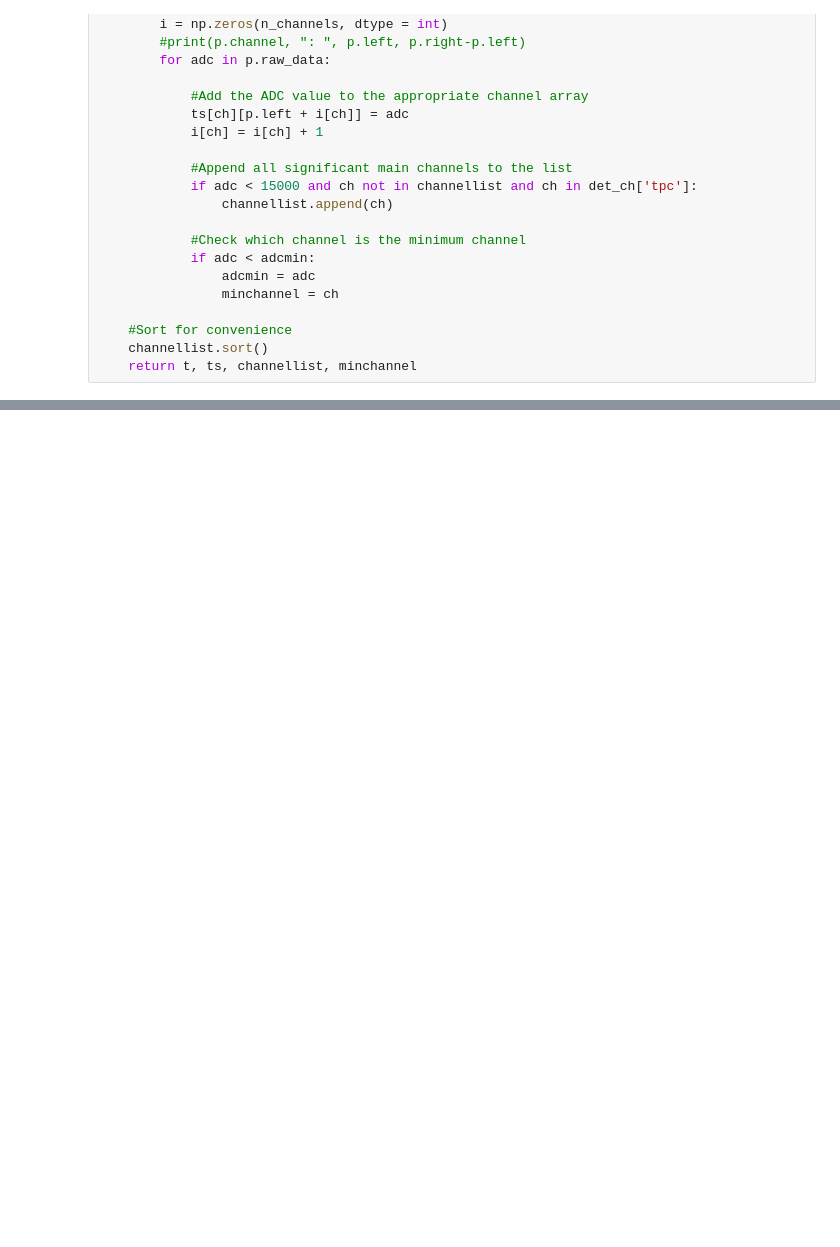
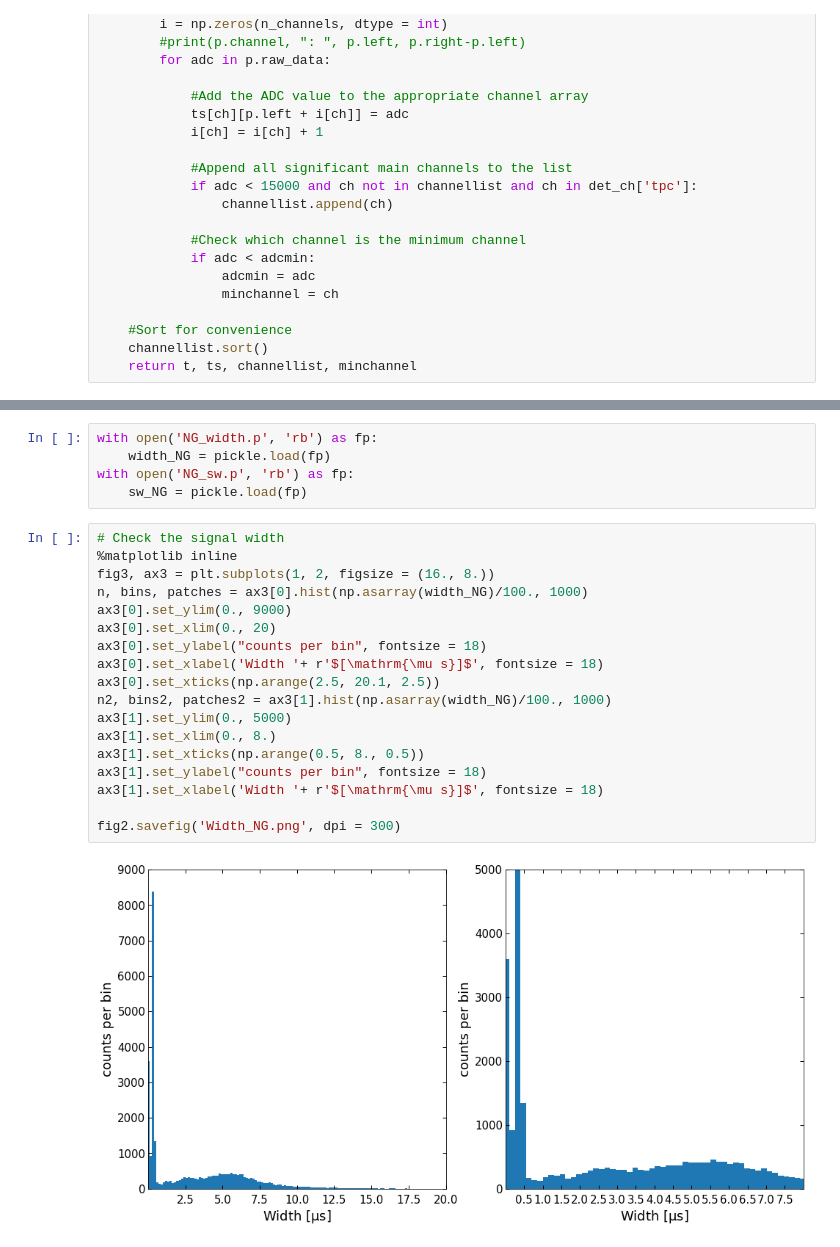
Before and after one commit to wesselrijk/XENON1T_NikhefProject, a Jupyter notebook: DataAnalysis/Plot for final report.ipynb, the cells around one changed output, grey strips where cells are left out. Cells and saved outputs as stored; diff of their text form; blank space fills up the shorter version.

```diff
--- a/DataAnalysis/Plot for final report.ipynb
+++ b/DataAnalysis/Plot for final report.ipynb
@@ -93,0 +93,25 @@ AttributeError: 'AxesSubplot' object has no attribute 'setxlim'
+# %%
+with open('NG_width.p', 'rb') as fp:
+    width_NG = pickle.load(fp)
+with open('NG_sw.p', 'rb') as fp:
+    sw_NG = pickle.load(fp)
+# %%
+# Check the signal width
+%matplotlib inline
+fig3, ax3 = plt.subplots(1, 2, figsize = (16., 8.))
+n, bins, patches = ax3[0].hist(np.asarray(width_NG)/100., 1000)
+ax3[0].set_ylim(0., 9000)
+ax3[0].set_xlim(0., 20)
+ax3[0].set_ylabel("counts per bin", fontsize = 18)
+ax3[0].set_xlabel('Width '+ r'$[\mathrm{\mu s}]$', fontsize = 18)
+ax3[0].set_xticks(np.arange(2.5, 20.1, 2.5))
+n2, bins2, patches2 = ax3[1].hist(np.asarray(width_NG)/100., 1000)
+ax3[1].set_ylim(0., 5000)
+ax3[1].set_xlim(0., 8.)
+ax3[1].set_xticks(np.arange(0.5, 8., 0.5))
+ax3[1].set_ylabel("counts per bin", fontsize = 18)
+ax3[1].set_xlabel('Width '+ r'$[\mathrm{\mu s}]$', fontsize = 18)
+
+fig2.savefig('Width_NG.png', dpi = 300)
+# %% [output]
+[figure, added]
```
Also changed, not shown: parts of 2 cells of this notebook, 7 other files.
